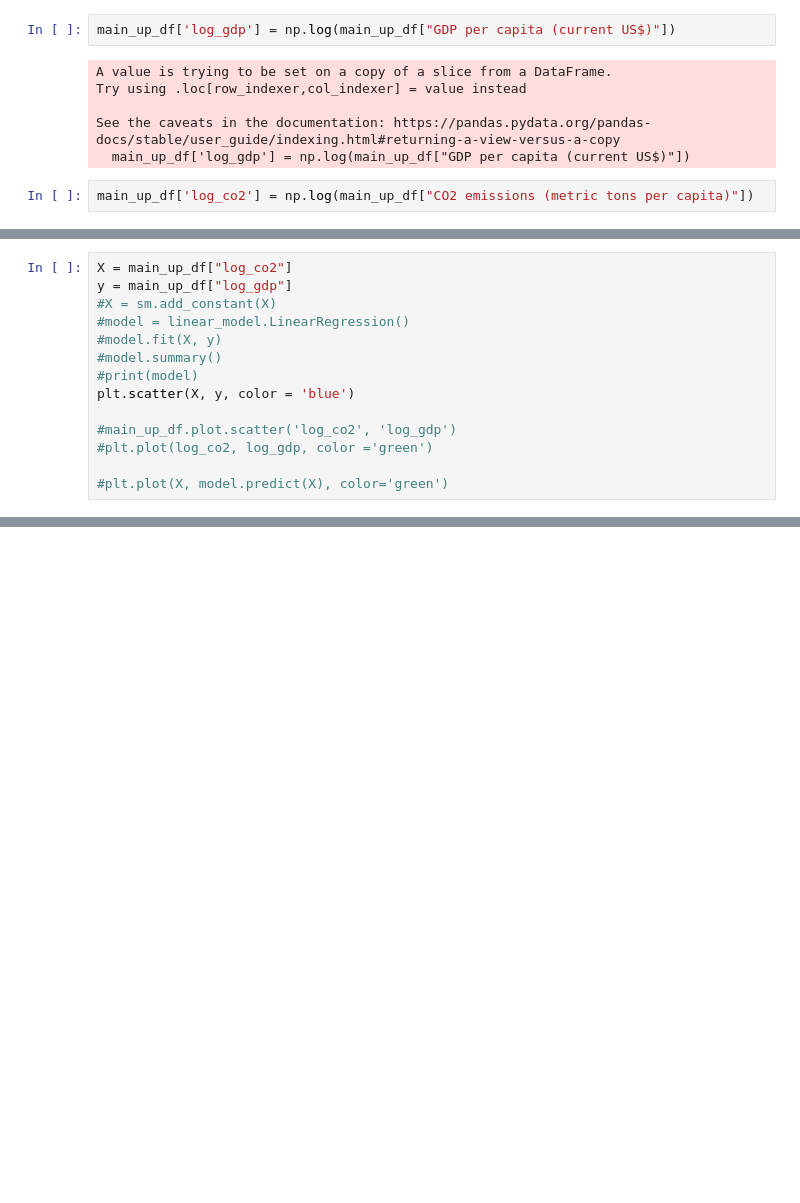
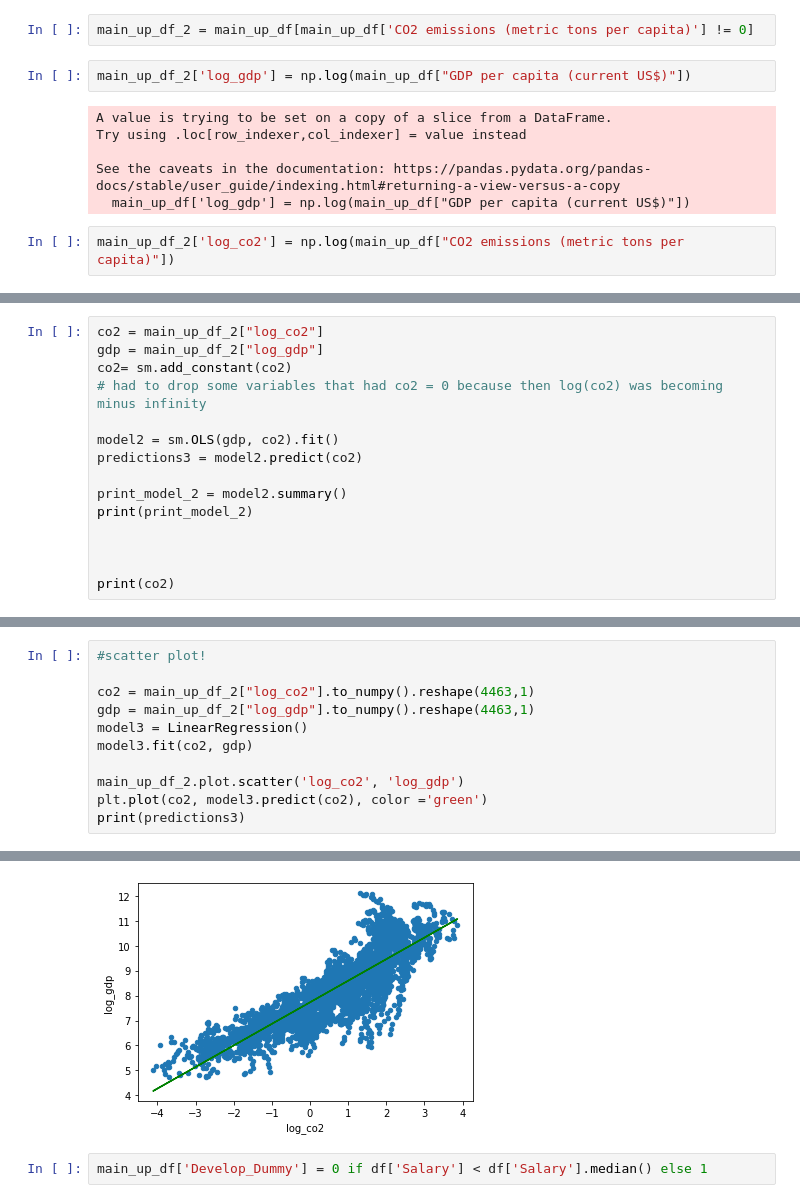
Before and after one commit to CS521-Burstein/final-project-anjaliagr, a Jupyter notebook: Data analysis.ipynb, the cells around one changed output, grey strips where cells are left out. Drawn from its saved outputs; the diff is of its cells as text; blank space fills up the shorter version.

```diff
--- a/Data analysis.ipynb
+++ b/Data analysis.ipynb
@@ -214,8 +158,10 @@ print(predictions2)
 12936    3866.443862
 Length: 4474, dtype: float64
 [figure]
+# %%
+main_up_df_2 = main_up_df[main_up_df['CO2 emissions (metric tons per capita)'] != 0]
 # %%
-main_up_df['log_gdp'] = np.log(main_up_df["GDP per capita (current US$)"])
+main_up_df_2['log_gdp'] = np.log(main_up_df["GDP per capita (current US$)"])
 # %% [output]
 A value is trying to be set on a copy of a slice from a DataFrame.
 Try using .loc[row_indexer,col_indexer] = value instead
@@ -223,4 +169,4 @@ Try using .loc[row_indexer,col_indexer] = value instead
 See the caveats in the documentation: https://pandas.pydata.org/pandas-docs/stable/user_guide/indexing.html#returning-a-view-versus-a-copy
   main_up_df['log_gdp'] = np.log(main_up_df["GDP per capita (current US$)"])
 # %%
-main_up_df['log_co2'] = np.log(main_up_df["CO2 emissions (metric tons per capita)"])
+main_up_df_2['log_co2'] = np.log(main_up_df["CO2 emissions (metric tons per capita)"])
@@ -233,15 +173,16 @@ See the caveats in the documentation: https://pandas.pydata.org/pandas-docs/stab
 # %%
-X = main_up_df["log_co2"]
-y = main_up_df["log_gdp"]
-#X = sm.add_constant(X)
-#model = linear_model.LinearRegression()
-#model.fit(X, y)
-#model.summary()
-#print(model)
-plt.scatter(X, y, color = 'blue')
+co2 = main_up_df_2["log_co2"]
+gdp = main_up_df_2["log_gdp"]
+co2= sm.add_constant(co2)
+# had to drop some variables that had co2 = 0 because then log(co2) was becoming minus infinity
 
-#main_up_df.plot.scatter('log_co2', 'log_gdp')
-#plt.plot(log_co2, log_gdp, color ='green')
+model2 = sm.OLS(gdp, co2).fit()
+predictions3 = model2.predict(co2)
 
-#plt.plot(X, model.predict(X), color='green')
+print_model_2 = model2.summary()
+print(print_model_2)
+
+
+
+print(co2)
 # %% [output]
@@ -249,0 +218,12 @@ plt.scatter(X, y, color = 'blue')
+# %%
+#scatter plot!
+
+co2 = main_up_df_2["log_co2"].to_numpy().reshape(4463,1)
+gdp = main_up_df_2["log_gdp"].to_numpy().reshape(4463,1)
+model3 = LinearRegression()
+model3.fit(co2, gdp)
+
+main_up_df_2.plot.scatter('log_co2', 'log_gdp')
+plt.plot(co2, model3.predict(co2), color ='green')
+print(predictions3)
+# %% [output]
@@ -249,0 +242,3 @@ plt.scatter(X, y, color = 'blue')
+[figure, added]
+# %%
+main_up_df['Develop_Dummy'] = 0 if df['Salary'] < df['Salary'].median() else 1
```
Also changed, not shown: parts of 18 cells of this notebook, 1 other file.
